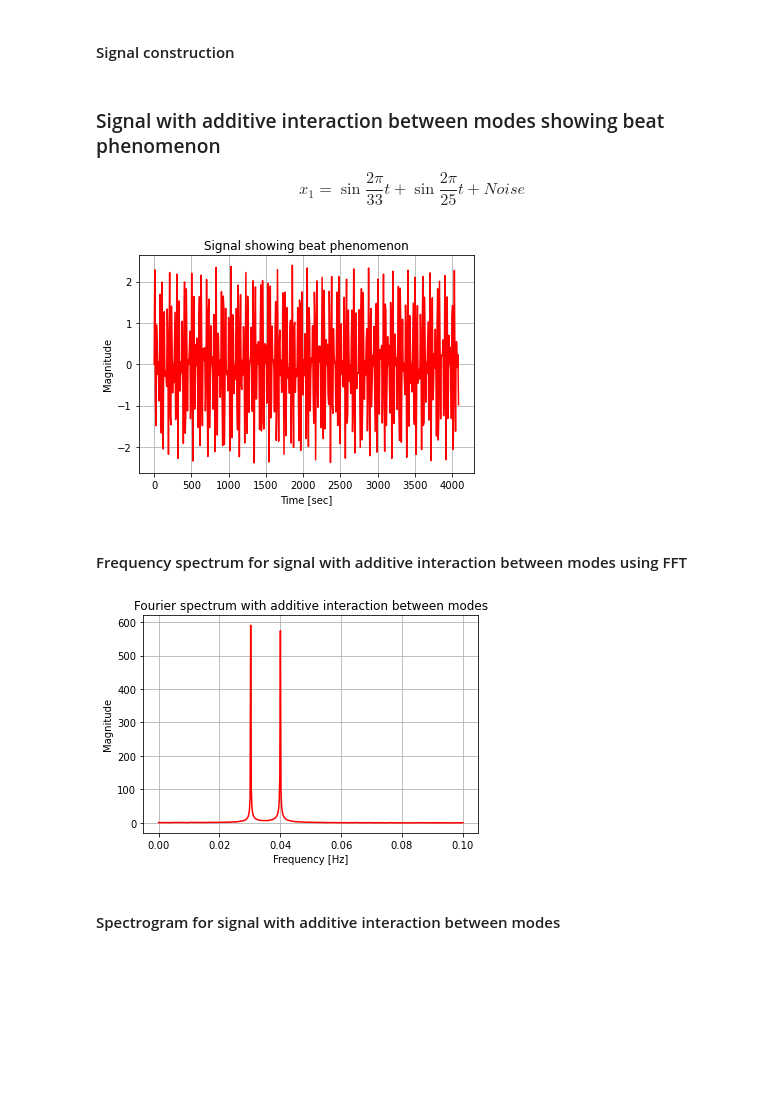
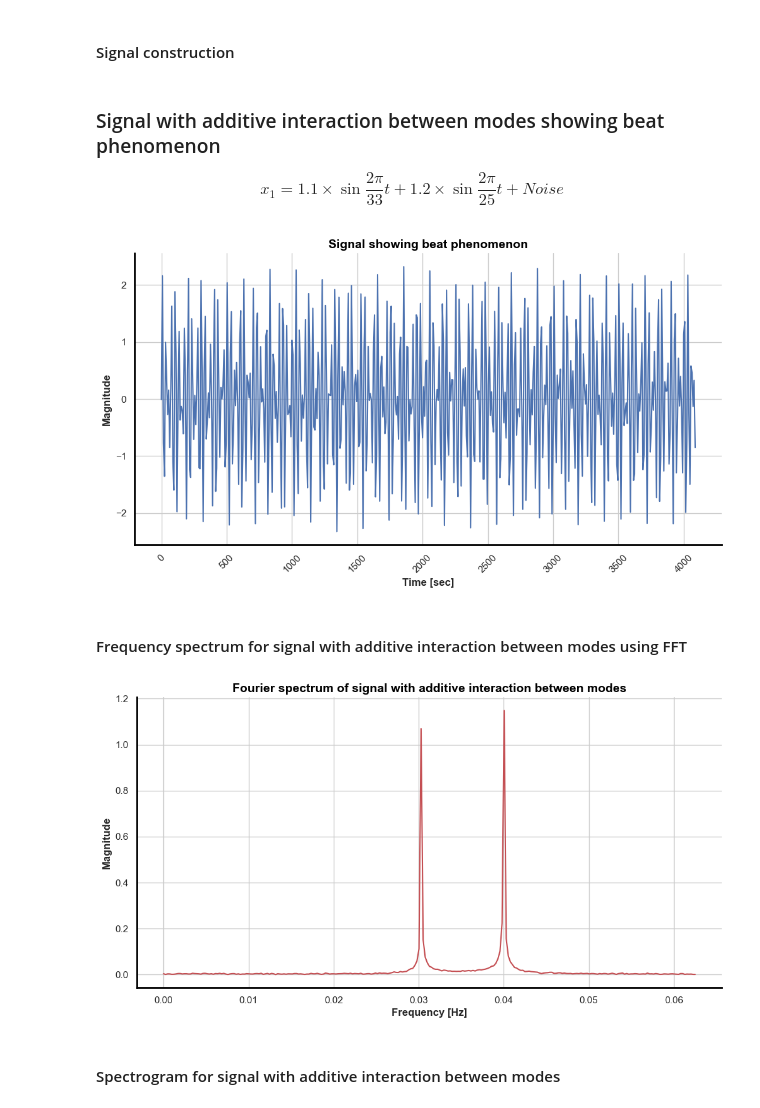
Before and after one commit to Vishusharma296/Python_Signal_Processing_01, a Jupyter notebook: SP_01_AM_Modulated_Beat.ipynb, the cells around one changed output. Drawn from its saved outputs; the diff is of its cells as text; code cells hidden in the pictures; blank space fills up the shorter version.

```diff
--- a/SP_01_AM_Modulated_Beat.ipynb
+++ b/SP_01_AM_Modulated_Beat.ipynb
@@ -63,6 +64,15 @@ from scipy import signal
 from scipy import ndimage
 
 import emd
+# %%
+# Figure settings
+
+sns.set(style="whitegrid")
+
+rcParams['axes.spines.bottom'] = True
+rcParams['axes.spines.left'] = True
+rcParams['axes.spines.right'] = False
+rcParams['axes.spines.top'] = False
 # %%
 # Signal Properties
 
@@ -84,36 +94,45 @@ np.shape(t)
 # %%
 # Signal components
 
-A = 1.2*np.sin(1/33*r*t);
+A = 1.1*np.sin(1/33*r*t);
 B = 1.2*np.sin(1/25*r*t);
 
-noise_power = 0.00 * fs / 2          # Noise power
+noise_power = 0.01 * fs / 2           # Noise power
 rng = np.random.default_rng()         # random number generator
 Noise = rng.normal(scale=np.sqrt(noise_power), size=t.shape);
 # %% [markdown]
 ### Signal with additive interaction between modes showing beat phenomenon
 
-$$ x_1 =  \sin{\frac{2\pi }{33} t} + \sin{\frac{2\pi}{25} t} + Noise $$
+$$ x_1 = 1.1 \times \sin{\frac{2\pi }{33} t} + 1.2 \times \sin{\frac{2\pi}{25} t} + Noise $$
 # %%
 x1 = A + B  + Noise;
 
 #Plotting
 
 plt.figure(1)
 
 #plt.subplot(211)
-plt.plot(t,x1, 'r')
-plt.title('Signal showing beat phenomenon')
-plt.xlabel('Time [sec]')
-plt.ylabel('Magnitude')
-plt.grid()
+plt.plot(t,x1, 'b')
+
+plt.title('Signal showing beat phenomenon', fontsize=14, fontweight='bold', color='black')
+
+plt.xlabel('Time [sec]', fontsize=12, fontweight='bold')
+plt.ylabel('Magnitude', fontsize=12, fontweight='bold')
+plt.xticks(rotation=45)
 
 #plt.subplot(211)
 #plt.plot(Noise)
 
+
+sns.despine()
+rcParams['axes.linewidth'] = 2
+rcParams['axes.edgecolor'] = 'black'
+rcParams['figure.figsize'] = (12, 6)
+
 ## Saving the image
 resolution_value = 600
-plt.savefig("SP01_01_TD01_Beat.jpeg", format = "jpeg", dpi = resolution_value)
+plt.savefig("SP01_01_TD01_Beat.jpeg", bbox_inches = 'tight', format = "jpeg", dpi = resolution_value)
+plt.show()
 # %% [output]
-[figure, old version]
+[figure, new version]
 # %% [markdown]
@@ -121,23 +140,28 @@ plt.savefig("SP01_01_TD01_Beat.jpeg", format = "jpeg", dpi = resolution_value)
 # %%
-# Fourier Spectrum for signal with additive interaction between modes
+# Fourier Spectrum of signal x1 using SciPy
 
-Yf1 = rfft(x1)
-Xf1 = rfftfreq(N, T)        # rfftfreq takes num of data points and sample spacing as input
+FFT_x1 = rfft(x1)                                      # FFT of real input signal
+Freq_x1 = rfftfreq(len(x1), T)                         # rfftfreq takes num of data points and sample spacing as input
+FFT_normalized_x1 =  np.abs(FFT_x1)/(0.5*len(x1))      # Normalizing result to correct the magnitude
 
 # Plotting
 
-plt.plot(Xf1, np.abs(Yf1), 'r')
-plt.title('Fourier spectrum with additive interaction between modes')
-plt.xlabel('Frequency [Hz]')
-plt.ylabel('Magnitude')
-plt.grid()
-#plt.show()
+plt.plot(Freq_x1, FFT_normalized_x1, 'r')
+plt.title('Fourier spectrum of signal with additive interaction between modes', fontsize=14, fontweight='bold', color='black')
+plt.xlabel('Frequency [Hz]', fontsize=12, fontweight='bold')
+plt.ylabel('Magnitude', fontsize=12, fontweight='bold')
+
+sns.despine()
+rcParams['axes.linewidth'] = 2
+rcParams['axes.edgecolor'] = 'black'
+rcParams['figure.figsize'] = (12, 6)
 
 
 ## Saving the image
 resolution_value = 600
-plt.savefig("FD01_Additive_interaction.jpeg", format = "jpeg", dpi = resolution_value)
+plt.savefig("FD01_Additive_interaction.jpeg", bbox_inches = 'tight', format = "jpeg", dpi = resolution_value)
+plt.show()
 # %% [output]
-[figure, old version]
+[figure, new version]
 # %% [markdown]
 #### Spectrogram for signal with additive interaction between modes
```
Also changed, not shown: parts of 20 cells of this notebook.
